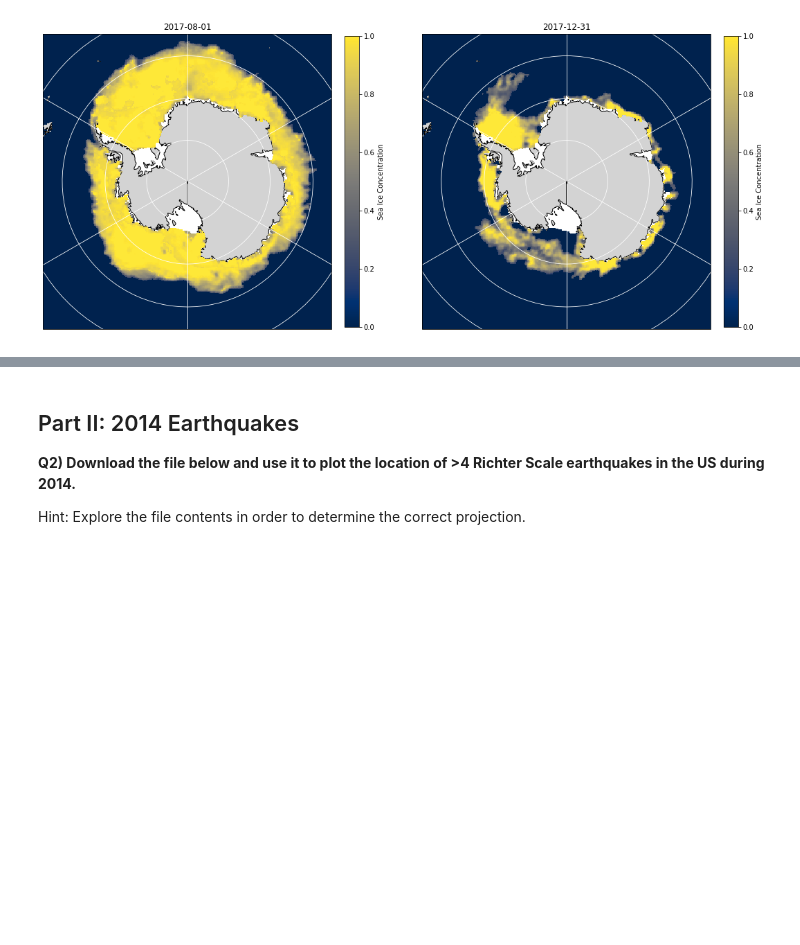
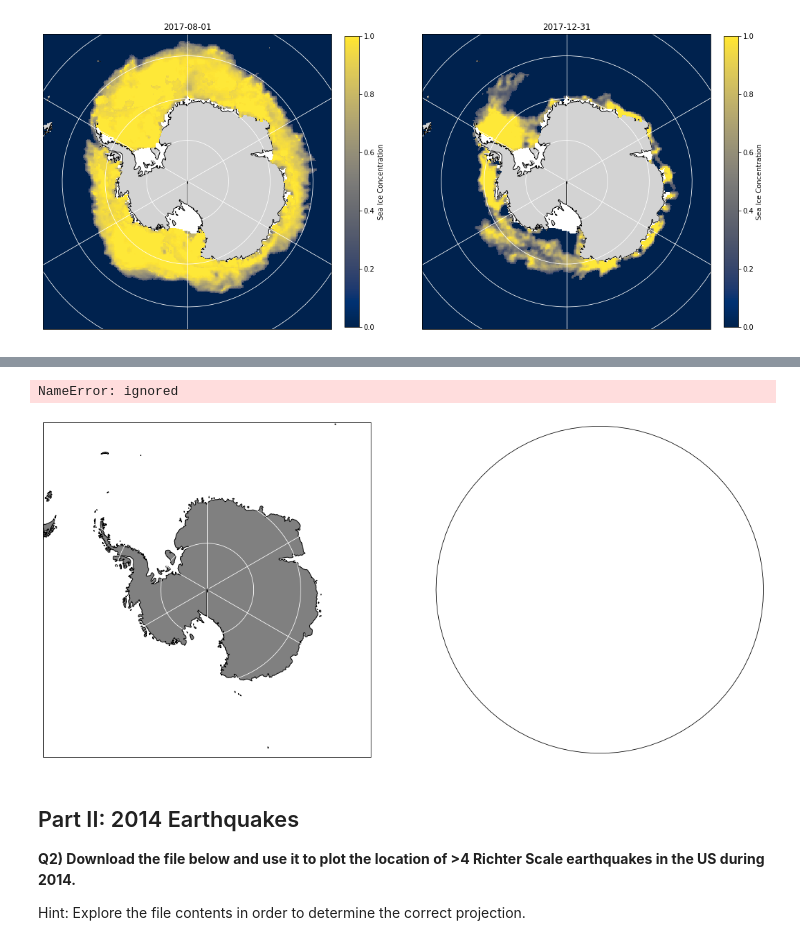
Before and after one commit to mrfabien/2022_Intro_Python, a Jupyter notebook: Exercises/W2_S2.ipynb, the cells around one changed output, grey strips where cells are left out. Saved outputs shown, nothing was run; the diff lists cells and outputs as text; code cells hidden in the pictures; blank space fills up the shorter version.

```diff
--- a/Exercises/W2_S2.ipynb
+++ b/Exercises/W2_S2.ipynb
@@ -167,7 +185,7 @@ Hint: Explore the file contents in order to determine the correct projection.
 import pooch
 import cartopy
 import cartopy.crs as ccrs
-import xarray as xr
+from netCDF4 import Dataset
 ######################################################################################################################################################
 # Download Sea Ice files
 url1 = "https://unils-my.sharepoint.com/:u:/g/personal/tom_beucler_unil_ch/EREWA38Rs-FFslQd4yKZBAsBF8m9yLzeJKEAN5gSz7LLFw?download=1"
@@ -176,43 +194,46 @@ url2 = "https://unils-my.sharepoint.com/:u:/g/personal/tom_beucler_unil_ch/Ea_2u
 fname2 = pooch.retrieve(url2, known_hash='309418969ad09f42b8104589bcb86de4ed353a5742fef9385baec174c7d55e66')
 ######################################################################################################################################################
 # Run these as is. We are reading the sea ice concentration values from our files
-seaice1,seaice2 = xr.open_dataset(fname1),xr.open_dataset(fname2)
+seaice1,seaice2 = Dataset(fname1,'r'),Dataset(fname2,'r')
 var_toplot1,var_toplot2 = seaice1['seaice_conc_cdr'],seaice2['seaice_conc_cdr']
 # %%
 import matplotlib.pyplot as plt
 #import cartopy.feature as cfeature
 import numpy as np
 
-fig,ax = plt.subplots(_,_,figsize=(18, 12),subplot_kw={'projection': ccrs.___________________()})
+fig,ax = plt.subplots(1,2,figsize=(18, 12),subplot_kw={'projection': ccrs.SouthPolarStereo()})
 # The rest doesn't change:
-ax[_].set_extent([-180, 180, -90, -55], ccrs.PlateCarree())
+ax[0].set_extent([-180, 180, -90, -55], ccrs.PlateCarree())
 
 ######################################################################################################################################################
 # Add Land and gridlines
 # Hint: Check edgecolor to show coast, and facecolor to color the continent
 # Hint: https://matplotlib.org/stable/gallery/color/named_colors.html for the names of the colors available
 ######################################################################################################################################################
-ax[_].______________(cartopy.______.____, edgecolor='___',facecolor='________')
-ax[_].gridlines(lw=_,color='_')
+ax[0].add_feature(cartopy.feature.LAND, edgecolor='k',facecolor='grey')
+ax[0].gridlines(lw=2,color='w')
 ######################################################################################################################################################
 # Add Contours
 # Hint: X (Y) data in the pcolormesh should be the longitude and latitude of the sea ice data.
 # Hint: Check the shape of the var_toplot1, var_toplot2 before plotting
 # Hint: longitude and latitude can be accessed with seaice1.logitude, seaice1.latitude / seaice2.logitude, seaice2.latitude
 # Hint: Check this website: https://matplotlib.org/stable/tutorials/colors/colormaps.html for available colormaps
 ######################################################################################################################################################
-____ = ax[0].pcolormesh(___________, ____________, np.ma.masked_greater(var_toplot1[_________],1), transform=__________,vmin=0,vmax=1,cmap=____)
+GLACE = ax[0].pcolormesh(seaice1.variables['longitude'], seaice1.variables['latitude'], np.ma.masked_greater(var_toplot1[0],1), transform=ccrs.SouthPolarStereo(),vmin=0,vmax=1,cmap='inferno')
 plt.colorbar(____,ax=ax[_],fraction=0.046, pad=0.04,____='__________________')
 ax[_].set_title('2017-08-01')
 
 ax[_].set_extent([-180, 180, -90, -55], ccrs.PlateCarree())
 ax[_].add_feature(cartopy._______._________, edgecolor='______',facecolor='_______________')
 ax[_].gridlines(lw=_,color='____')
 
 ____ = ax[____].pcolormesh(____, ____, np.ma.masked_greater(var_toplot2[____],1), transform=____,vmin=0,vmax=1,cmap=____)
 plt.colorbar(____,ax=__________________,label='__________________',fraction=0.046, pad=0.04)
 ax[____].set_title('__________________')
 plt.show()
+# %% [output]
+NameError: ignored
+[figure, added]
 # %% [markdown]
 ## Part II: 2014 Earthquakes
 **Q2) Download the file below and use it to plot the location of >4 Richter Scale earthquakes in the US during 2014.**
```
Also changed, not shown: parts of 1 cell of this notebook.
